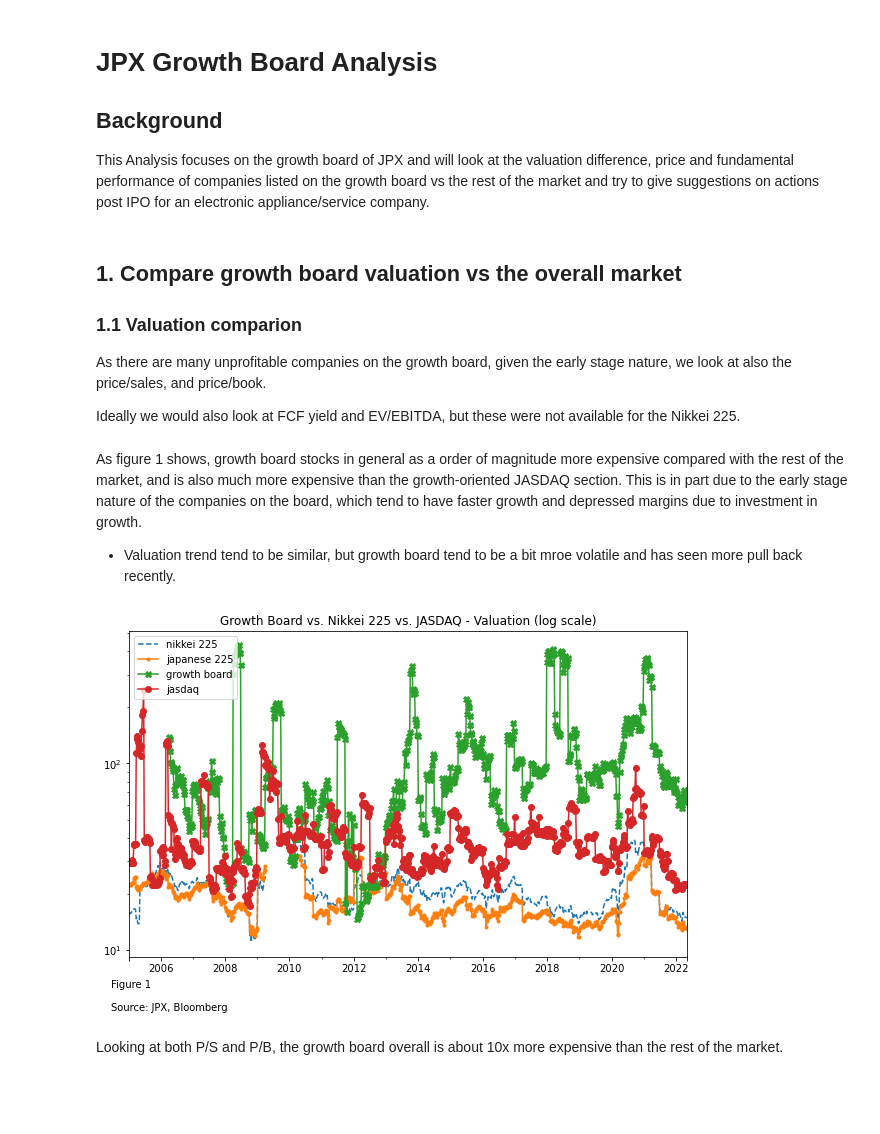
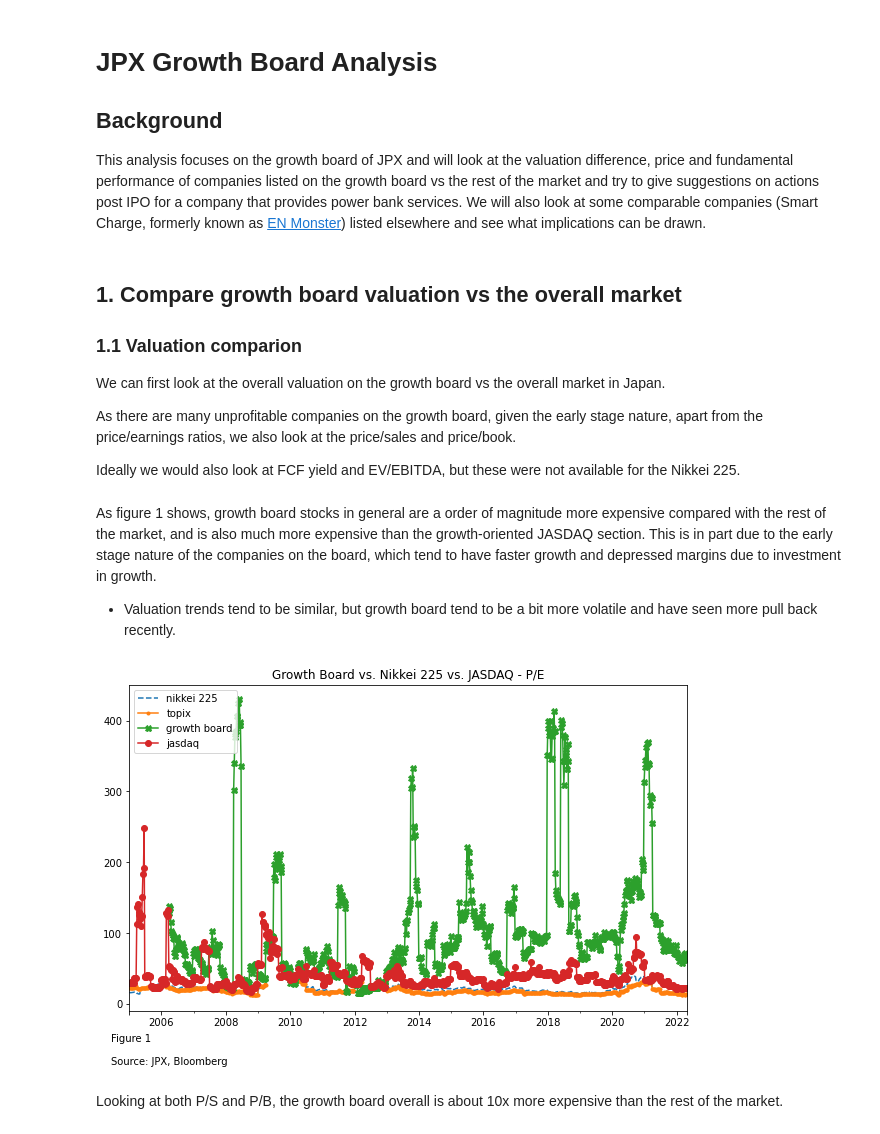
Before and after one commit to pauljhp/japan_growthboard_analysis, a Jupyter notebook: jpx_analysis.ipynb, the cells around one changed output. Drawn from its saved outputs; the diff is of its cells as text; code cells hidden in the pictures; blank space fills up the shorter version.

```diff
--- a/jpx_analysis.ipynb
+++ b/jpx_analysis.ipynb
@@ -3,7 +3,7 @@
 
 ## Background
 
-This Analysis focuses on the growth board of JPX and will look at the valuation difference, price and fundamental performance of companies listed on the growth board vs the rest of the market and try to give suggestions on actions post IPO for an electronic appliance/service company.
+This analysis focuses on the growth board of JPX and will look at the valuation difference, price and fundamental performance of companies listed on the growth board vs the rest of the market and try to give suggestions on actions post IPO for a company that provides power bank services. We will also look at some comparable companies (Smart Charge, formerly known as [EN Monster](https://www.enmonster.com/)) listed elsewhere and see what implications can be drawn.
 # %%
 import pandas as pd
 import matplotlib as mpl
@@ -29,33 +30,35 @@ for dbname, d in dbs.items():
 
 ### 1.1 Valuation comparion
 
-As there are many unprofitable companies on the growth board, given the early stage nature, we look at also the price/sales, and price/book.
+We can first look at the overall valuation on the growth board vs the overall market in Japan.
+
+As there are many unprofitable companies on the growth board, given the early stage nature, apart from the price/earnings ratios, we also look at the price/sales and price/book.
 
 Ideally we would also look at FCF yield and EV/EBITDA, but these were not available for the Nikkei 225.
 # %% [markdown]
-As figure 1 shows, growth board stocks in general as a order of magnitude more expensive compared with the rest of the market, and is also much more expensive than the growth-oriented JASDAQ section. This is in part due to the early stage nature of the companies on the board, which tend to have faster growth and depressed margins due to investment in growth.
+As figure 1 shows, growth board stocks in general are a order of magnitude more expensive compared with the rest of the market, and is also much more expensive than the growth‑oriented JASDAQ section. This is in part due to the early stage nature of the companies on the board, which tend to have faster growth and depressed margins due to investment in growth.
 
-- Valuation trend tend to be similar, but growth board tend to be a bit mroe volatile and has seen more pull back recently.
+- Valuation trends tend to be similar, but growth board tend to be a bit more volatile and have seen more pull back recently.
 # %%
 # PE ratio comparison
 f, ax = plt.subplots(1, figsize=(10, 6))
 chartdata1 = dbs.get('japan_indices').get('market_data').copy(deep=True)
 chartdata2 = dbs.get('jpx_growth').get('market_data').copy(deep=True)
 chartdata3 = dbs.get('jasdaq').get('market_data').copy(deep=True)
 chartdata1.columns = chartdata1.columns.to_series().apply(lambda x: dt.datetime.strptime(x, "%Y-%m-%d"))
 chartdata2.columns = chartdata2.columns.to_series().apply(lambda x: dt.datetime.strptime(x, "%Y-%m-%d"))
 chartdata3.columns = chartdata3.columns.to_series().apply(lambda x: dt.datetime.strptime(x, "%Y-%m-%d"))
 chartdata1.loc[('pe_ratio', 'nky index'), dt.date(2005, 1, 1):].plot(ax=ax, style='--', label='nikkei 225')
-chartdata1.loc[('pe_ratio', 'tpx index'), dt.date(2005, 1, 1):].plot(ax=ax, style='.-', label='japanese 225')
+chartdata1.loc[('pe_ratio', 'tpx index'), dt.date(2005, 1, 1):].plot(ax=ax, style='.-', label='topix')
 chartdata2.loc['pe_ratio', dt.date(2005, 1, 1):].mean(axis=0).plot(ax=ax, style='X-', label='growth board')
 chartdata3.loc['pe_ratio', dt.date(2005, 1, 1):].mean(axis=0).plot(ax=ax, style='o-', label='jasdaq')
 
-ax.set(yscale='log', title='Growth Board vs. Nikkei 225 vs. JASDAQ - Valuation (log scale)')
+ax.set(yscale='linear', title='Growth Board vs. Nikkei 225 vs. JASDAQ - P/E')
 f.text(0.1,0, "Figure 1\n\nSource: JPX, Bloomberg")
 ax.legend(loc='upper left')
 plt.show()
 # %% [output]
-[figure, old version]
+[figure, new version]
 # %% [markdown]
 Looking at both P/S and P/B, the growth board overall is about 10x more expensive than the rest of the market.
 # %%
```
Also changed, not shown: parts of 63 cells of this notebook, 25 other files.
